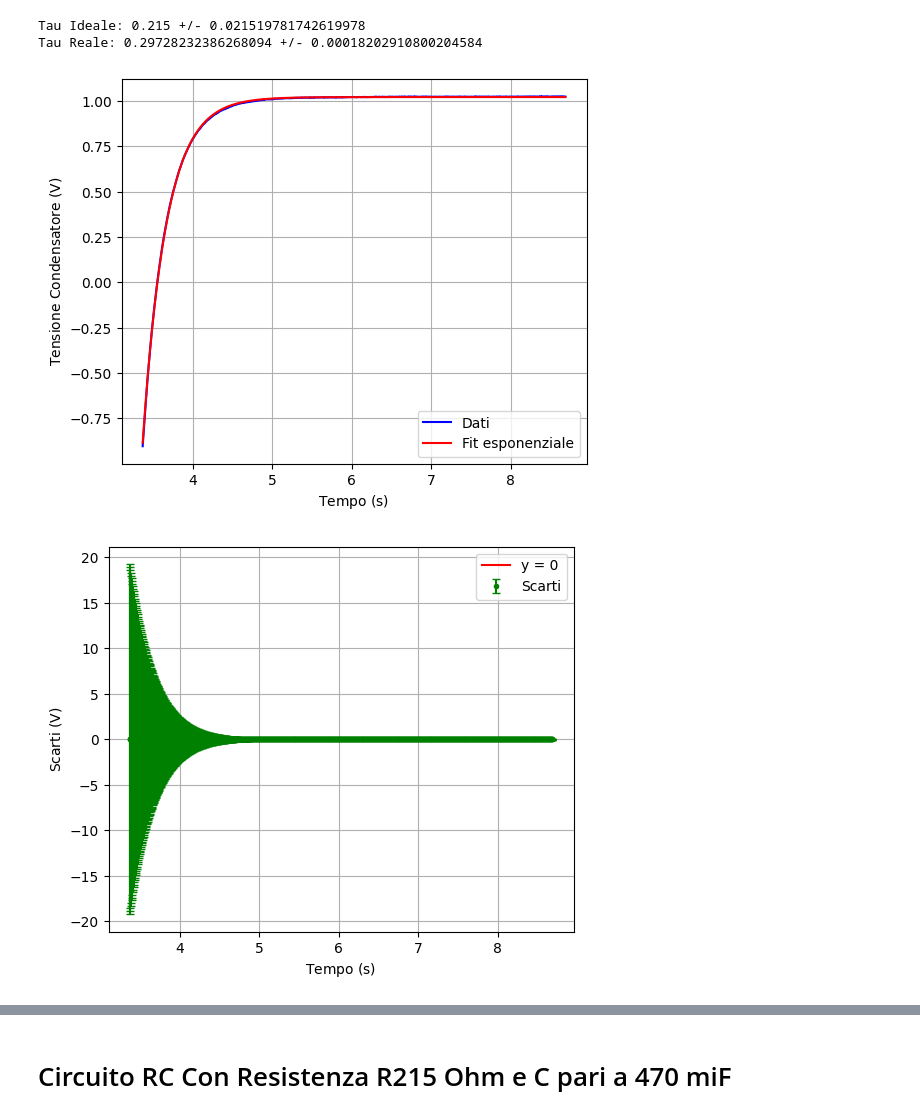
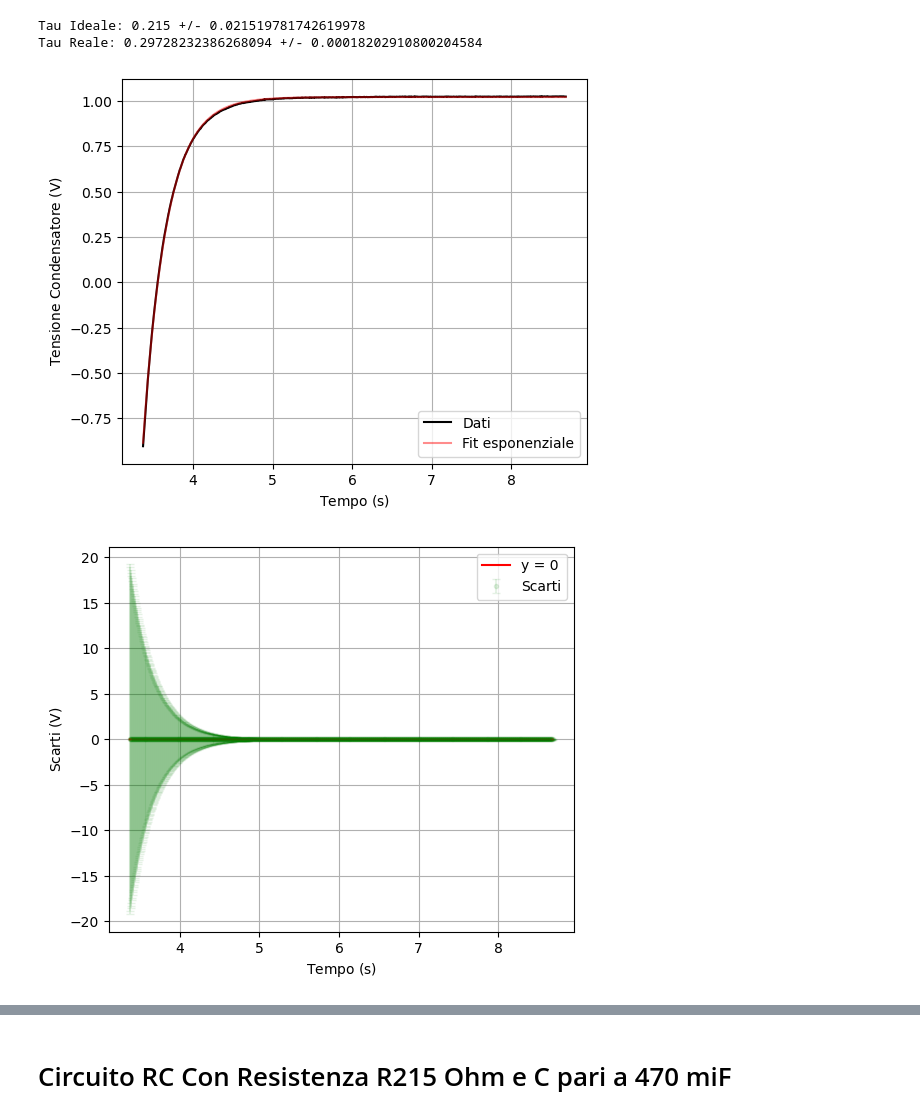
Before and after one commit to Shyan01/Lab-Fisica-2, a Jupyter notebook: Esperienza RC/Circuito_RC.ipynb, the cells around one changed output, grey strips where cells are left out. Saved outputs shown, nothing was run; the diff lists cells and outputs as text; code cells hidden in the pictures.

```diff
--- a/Esperienza RC/Circuito_RC.ipynb
+++ b/Esperienza RC/Circuito_RC.ipynb
@@ -464,34 +491,46 @@ Tau Reale: 0.29728232386268094 +/- 0.00018202910800204584
 # %%
 fig , ax = plt.subplots(figsize = (6,5))
 
-ax.plot(delta_3, dvc_3, color = 'b', label = "Dati")
-ax.plot(delta_3, y_fit, color= 'r', label= "Fit esponenziale")
+ax.plot(delta_3, dvc_3, color = 'black', label = "Dati")
+ax.plot(delta_3, y_fit, color= 'r', label= "Fit esponenziale", alpha = 0.45)
 ax.set_xlabel(r'$\text{Tempo (s)}$')
 ax.set_ylabel(r'$\text{Tensione Condensatore (V)}$')
 ax.grid(True)
 fig.savefig("Grafico e fit(4).png", dpi = 300, bbox_inches = 'tight')
 ax.legend()
 
 fig ,ax =plt.subplots(figsize = (6,5))
 
-ax.errorbar(delta_3, sigma, yerr = err_y, fmt = '.' , color = 'g', label = "Scarti", capsize = 3)
+ax.errorbar(delta_3, sigma, yerr = err_y, fmt = '.' , color = 'g', label = "Scarti", capsize = 3, alpha = 0.1)
 ax.plot(delta_3, y_0, color = 'r', label = "y = 0")
 #plt.ylim(-0.01,0.02)
 #plt.xlim(0 , 0.1)
 ax.legend()
 ax.set_xlabel(r'$\text{Tempo (s)}$')
 ax.set_ylabel(r'$\text{Scarti (V)}$')
 plt.grid(True)
 fig.savefig("Grafico Scarti(4).png", dpi = 300, bbox_inches = 'tight')
 
 fig ,ax =plt.subplots(figsize = (6,5))
 ax.errorbar(index, taus, yerr = err_Taus, fmt ='o', color ='r', capsize = 3)
 ax.set_xlim(-1,2)
 ax.set_ylim(0.18,0.35)
 ax.set_ylabel("Tempo (s)")
 ax.grid(True)
 fig.savefig("Confronto Tau(4).png", dpi = 300, bbox_inches = 'tight' )
+
+fig ,ax =plt.subplots(figsize = (6,5))
+ax.plot(t_2, Vg_2, color = '#00ffff', label = "Onda Quadra")
+ax.plot(t_2, Vc_2, color = 'black', label = "Tensione Condensatore")
+ax.set_xlim(0,35)
+#ax.set_ylim(-1.4,1.4)
+ax.set_xlabel("Tempo (s)")
+ax.set_ylabel("Tensione (V)")
+ax.grid(True)
+ax.legend(loc = 'upper left')
+#ax.legend()
+fig.savefig("Grafico Carica e scarica Condesatore(4).png", dpi = 300, bbox_inches = 'tight' )
 # %% [output]
-[figure, old version]
+[figure, new version]
-[figure, old version]
+[figure, new version]
 [figure]
```
Also changed, not shown: parts of 6 cells of this notebook, 39 other files.
